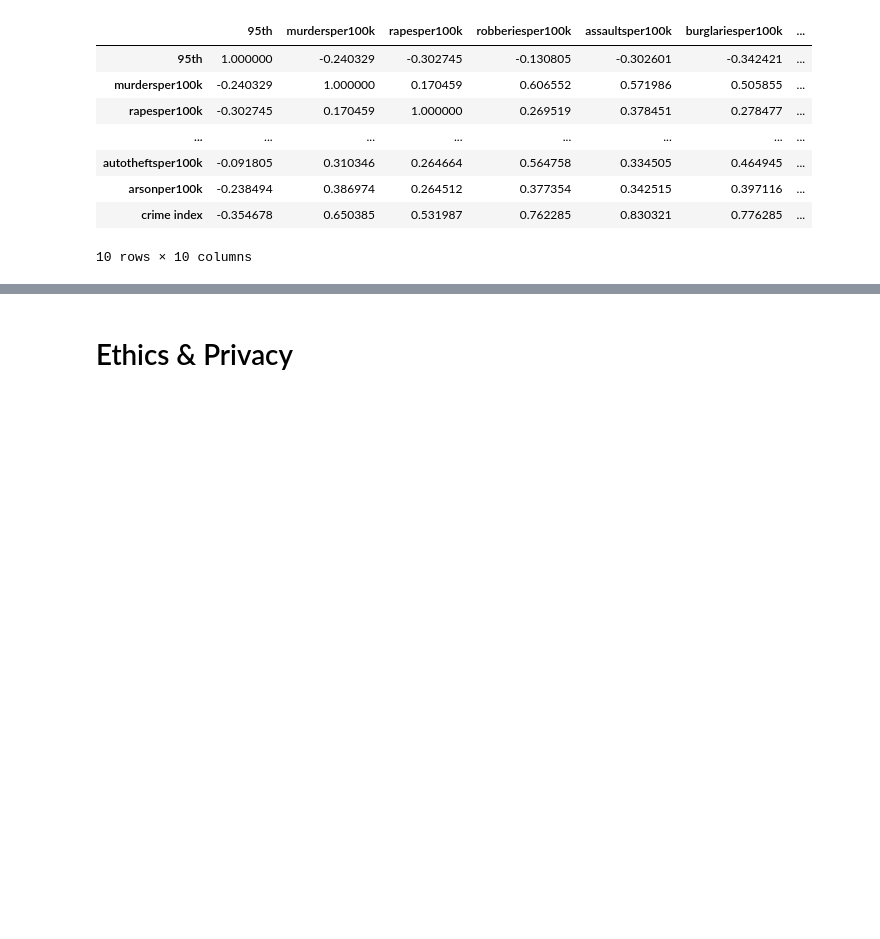
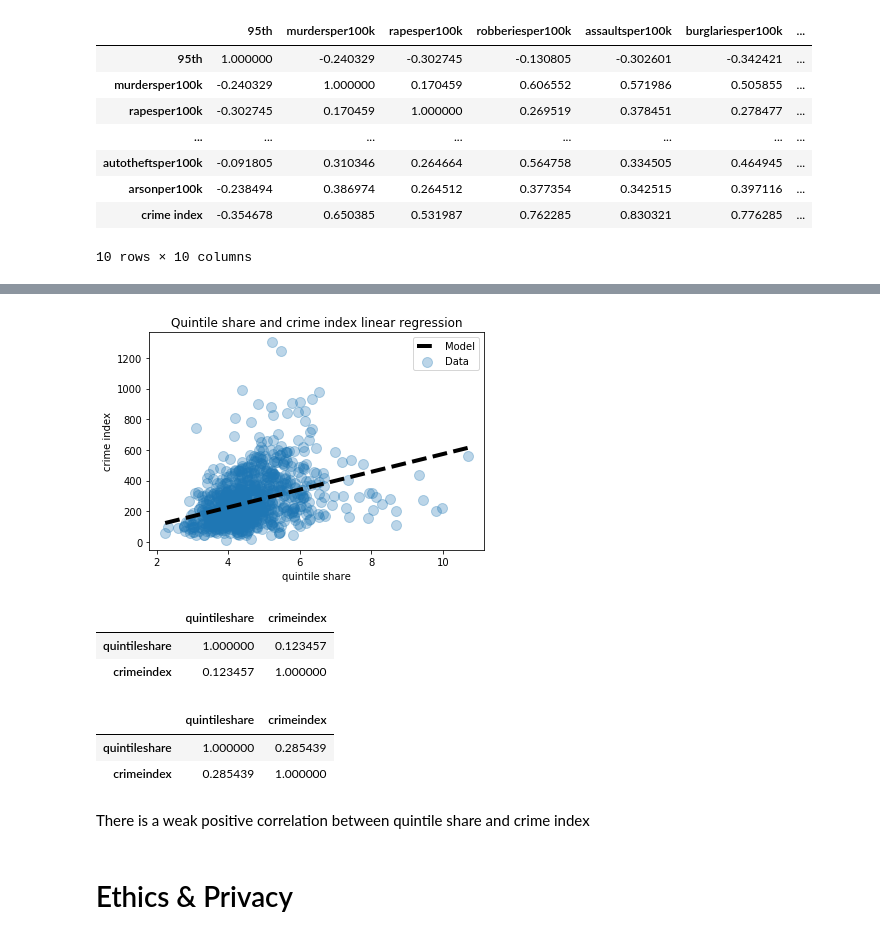
Before and after one commit to ewinterstorm/cogs108_finalproject, a Jupyter notebook: FinalProject.ipynb, the cells around one changed output, grey strips where cells are left out. Cells and saved outputs as stored; diff of their text form; code cells hidden in the pictures; blank space fills up the shorter version.

```diff
--- a/FinalProject.ipynb
+++ b/FinalProject.ipynb
@@ -708,0 +823,13 @@ corrs_95thper100
+# %%
+# Create 'poverty_exists' column: '1' if exists, '0' if doesn't
+# poverty defined as 20th percentile income < mean of all 20th percentile incomes
+mean20th = crime_income_df["20th"].mean()
+
+pov_exists = [0]*len(crime_income_df)
+for i in range(0,len(crime_income_df)):
+    if crime_income_df["20th"][i] < mean20th:
+        pov_exists[i] = 0
+    else:
+        pov_exists[i] = 1
+crime_income_df['poverty exists'] = pov_exists
+crime_income_df.head()
@@ -708,0 +935,7 @@ corrs_95thper100
+# %%
+# rename some columns so that dmatrices() function can be used in next step
+crime_income_df.rename(columns={'crime index':'crimeindex',
+                                   'inequality exists':'inequalityexists',
+                                   'poverty exists':'povertyexists',
+                                    'quintile share':'quintileshare'}, inplace=True)
+crime_income_df.head()
@@ -709,3 +1053,42 @@ corrs_95thper100
+# %%
+# Plot the orginal data (as before)
+plt.scatter(crime_income_df['quintileshare'], crime_income_df['crimeindex'], alpha=0.3, label='Data', s=100);
+
+# Generate and plot the model fit line
+xs = np.linspace(crime_income_df['quintileshare'].min(), crime_income_df['quintileshare'].max())
+ys = (57.9963 * xs) - 7.3352
+plt.plot(xs, ys, '--k', linewidth=4, label='Model')
+
+plt.title('Quintile share and crime index linear regression')
+plt.xlabel('quintile share')
+plt.ylabel('crime index')
+plt.legend();
+plt.show()
+# %% [output]
+[figure, added]
+# %%
+df_ineq_exists = pd.DataFrame(crime_income_df[crime_income_df['inequalityexists'] == 1])
+df_no_ineq_exists = pd.DataFrame(crime_income_df[crime_income_df['inequalityexists'] == 0])
+
+df_ineq_ineqcrime = df_ineq_exists[['quintileshare', 'crimeindex']]
+df_no_ineq_ineqcrime = df_no_ineq_exists[['quintileshare', 'crimeindex']]
+
+corrs_ineq_ineqcrime = df_ineq_ineqcrime.corr()
+corrs_no_ineq_ineqcrime = df_no_ineq_ineqcrime.corr()
+
+corrs_ineq_ineqcrime
+# %% [output]
+|  | quintileshare | crimeindex |
+| quintileshare | 1.000000 | 0.123457 |
+| crimeindex | 0.123457 | 1.000000 |
+# %%
+corrs_no_ineq_ineqcrime
+# %% [output]
+|  | quintileshare | crimeindex |
+| quintileshare | 1.000000 | 0.285439 |
+| crimeindex | 0.285439 | 1.000000 |
+# %% [markdown]
+There is a weak positive correlation between quintile share and crime index
 # %% [markdown]
 # Ethics & Privacy
 # %% [markdown]
```
Also changed, not shown: parts of 30 cells of this notebook.
